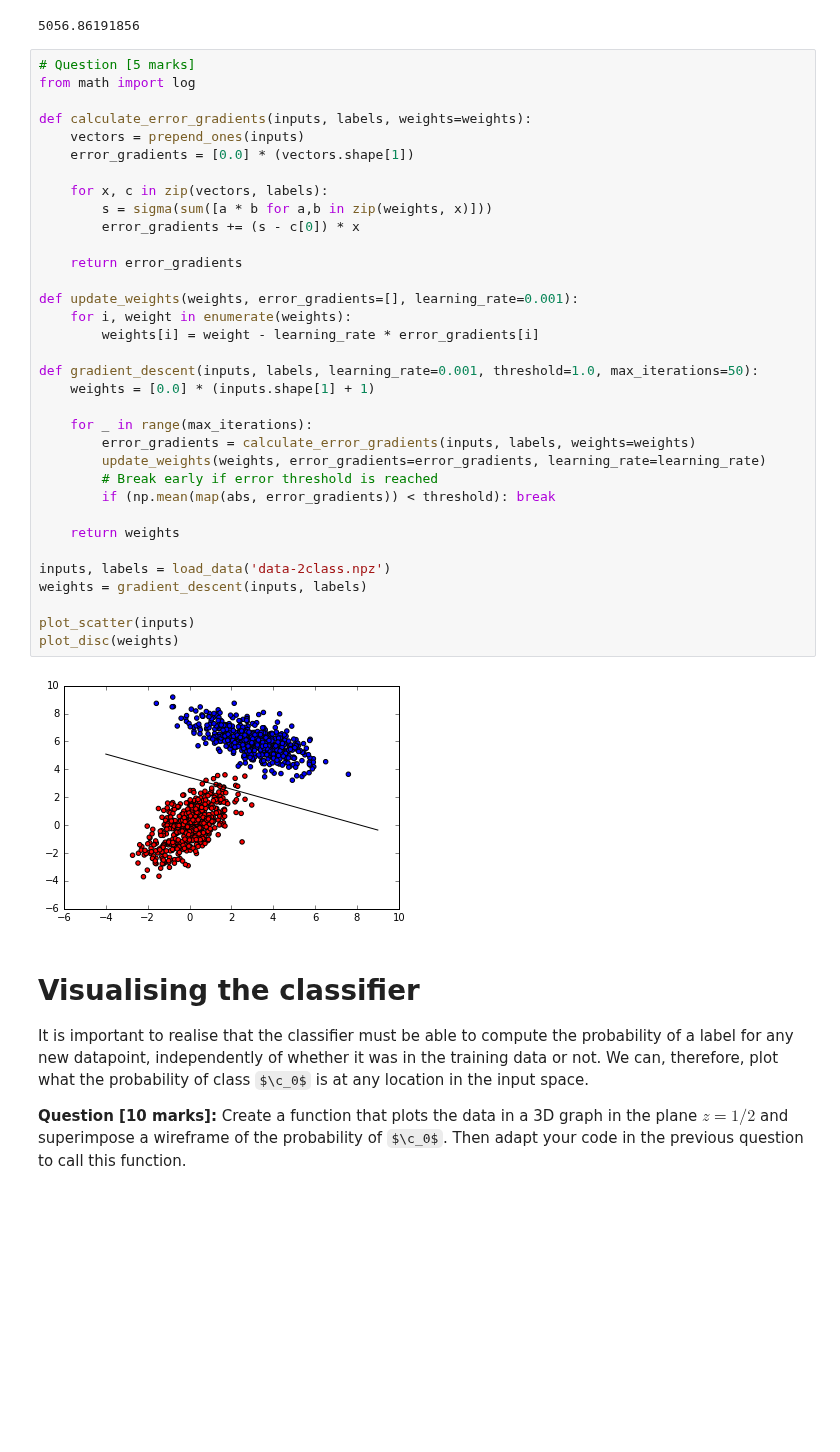
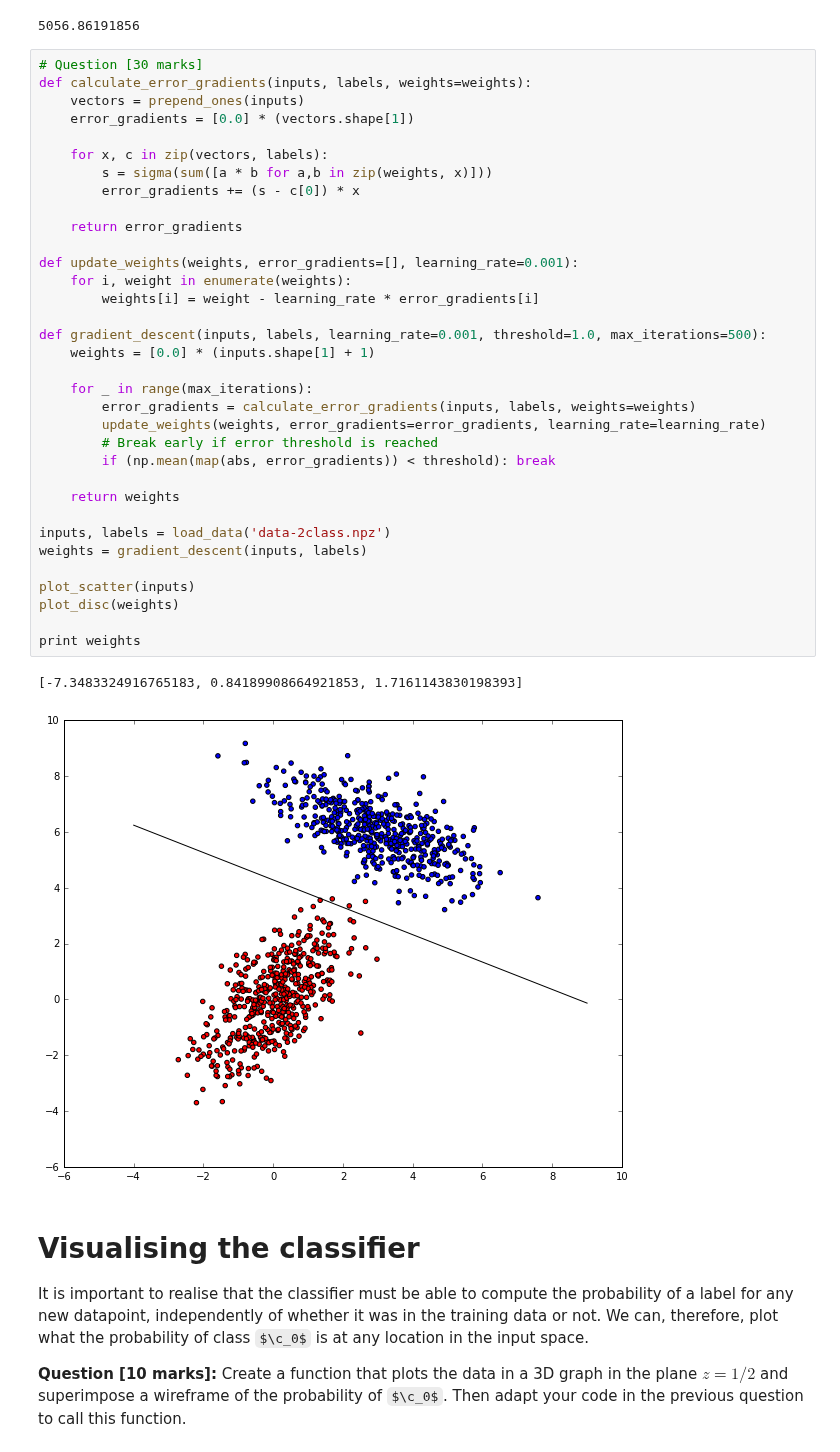
Before and after one commit to thomasbrus/machine-learning, a Jupyter notebook: practicum/week-2/lab-2.ipynb, the cells around one changed output. Cells and saved outputs as stored; diff of their text form; some formulas as TeX source; blank space fills up the shorter version.

```diff
--- a/practicum/week-2/lab-2.ipynb
+++ b/practicum/week-2/lab-2.ipynb
@@ -140,41 +140,42 @@ print -logError
 # %% [output]
 5056.86191856
 # %%
-# Question [5 marks]
-from math import log
-
+# Question [30 marks]
 def calculate_error_gradients(inputs, labels, weights=weights):
     vectors = prepend_ones(inputs)
     error_gradients = [0.0] * (vectors.shape[1])
 
     for x, c in zip(vectors, labels):
         s = sigma(sum([a * b for a,b in zip(weights, x)]))
         error_gradients += (s - c[0]) * x
 
     return error_gradients
 
 def update_weights(weights, error_gradients=[], learning_rate=0.001):
     for i, weight in enumerate(weights):
         weights[i] = weight - learning_rate * error_gradients[i]
 
-def gradient_descent(inputs, labels, learning_rate=0.001, threshold=1.0, max_iterations=50):
+def gradient_descent(inputs, labels, learning_rate=0.001, threshold=1.0, max_iterations=500):
     weights = [0.0] * (inputs.shape[1] + 1)
 
     for _ in range(max_iterations):
         error_gradients = calculate_error_gradients(inputs, labels, weights=weights)
         update_weights(weights, error_gradients=error_gradients, learning_rate=learning_rate)
         # Break early if error threshold is reached
         if (np.mean(map(abs, error_gradients)) < threshold): break
 
     return weights
 
 inputs, labels = load_data('data-2class.npz')
 weights = gradient_descent(inputs, labels)
 
 plot_scatter(inputs)
 plot_disc(weights)
+
+print weights
 # %% [output]
+[-7.3483324916765183, 0.84189908664921853, 1.7161143830198393]
-[figure, old version]
+[figure, new version]
 # %% [markdown]
 # Visualising the classifier
 
```
Also changed, not shown: parts of 1 cell of this notebook.
